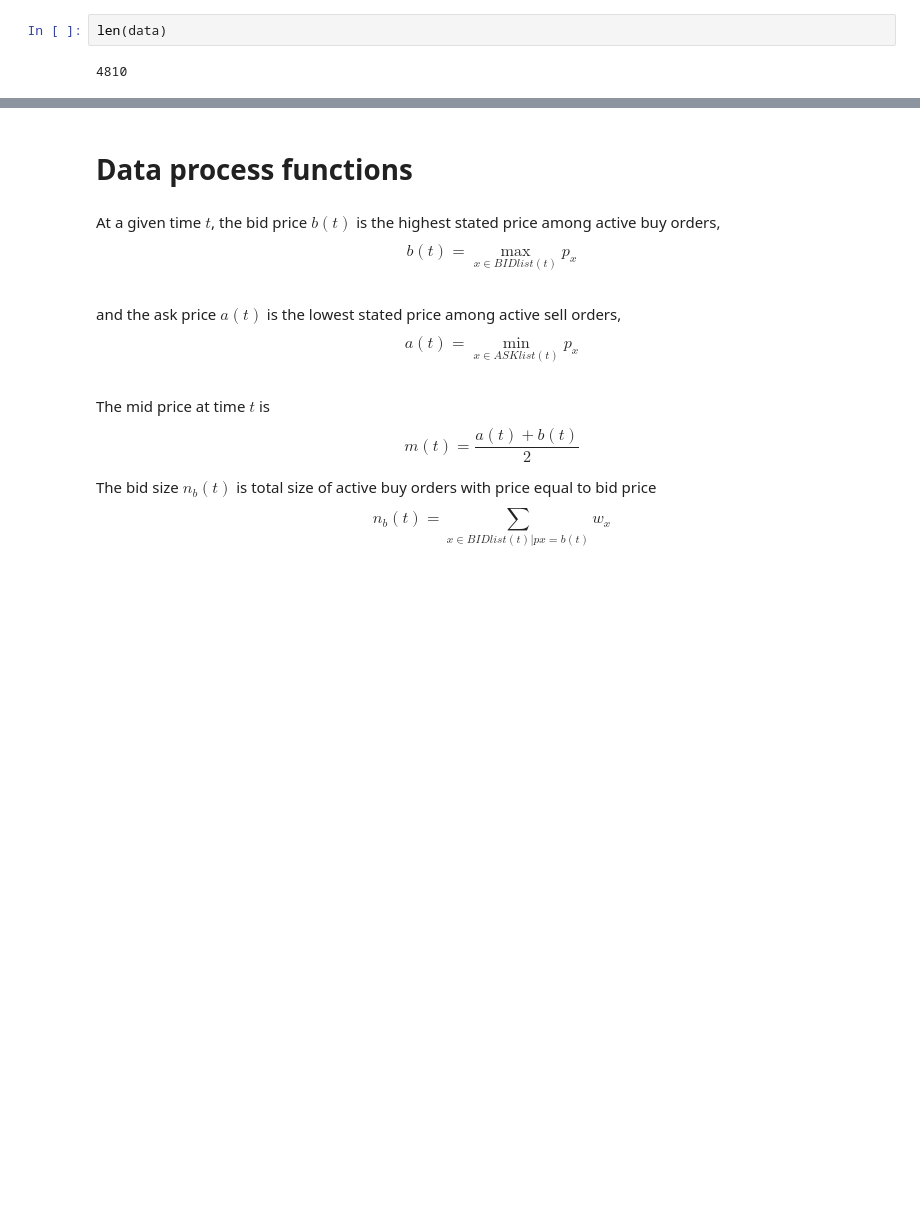
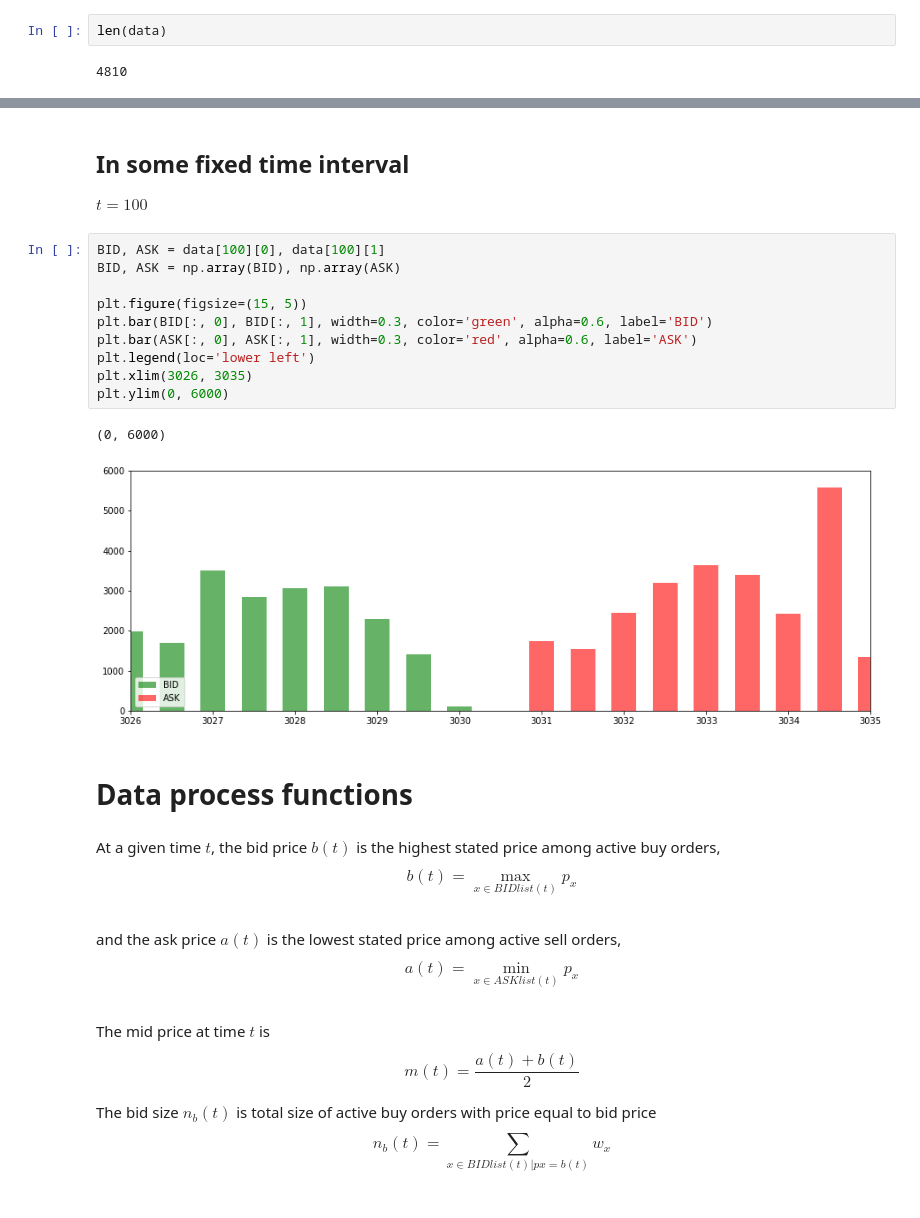
Before and after one commit to TheFebrin/LimitOrderBook, a Jupyter notebook: LOB_project.ipynb, the cells around one changed output, grey strips where cells are left out. Drawn from its saved outputs; the diff is of its cells as text; blank space fills up the shorter version.

```diff
--- a/LOB_project.ipynb
+++ b/LOB_project.ipynb
@@ -74,3 +104,19 @@ len(data)
+# %% [markdown]
+## In some fixed time interval
+${t}=100$
+# %%
+BID, ASK = data[100][0], data[100][1]
+BID, ASK = np.array(BID), np.array(ASK)
+
+plt.figure(figsize=(15, 5))
+plt.bar(BID[:, 0], BID[:, 1], width=0.3, color='green', alpha=0.6, label='BID')
+plt.bar(ASK[:, 0], ASK[:, 1], width=0.3, color='red', alpha=0.6, label='ASK')
+plt.legend(loc='lower left')
+plt.xlim(3026, 3035)
+plt.ylim(0, 6000)
+# %% [output]
+(0, 6000)
+[figure, added]
 # %% [markdown]
 # Data process functions
 # %% [markdown]
```
Also changed, not shown: parts of 26 cells of this notebook.
